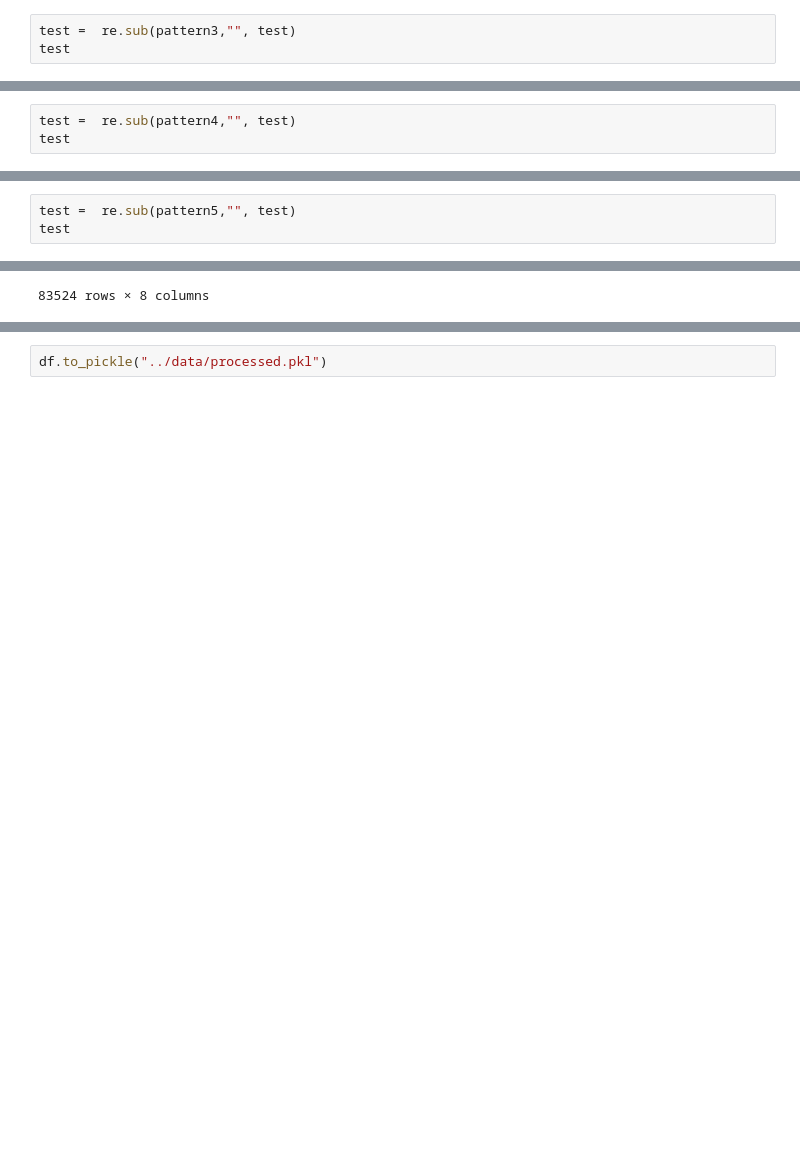
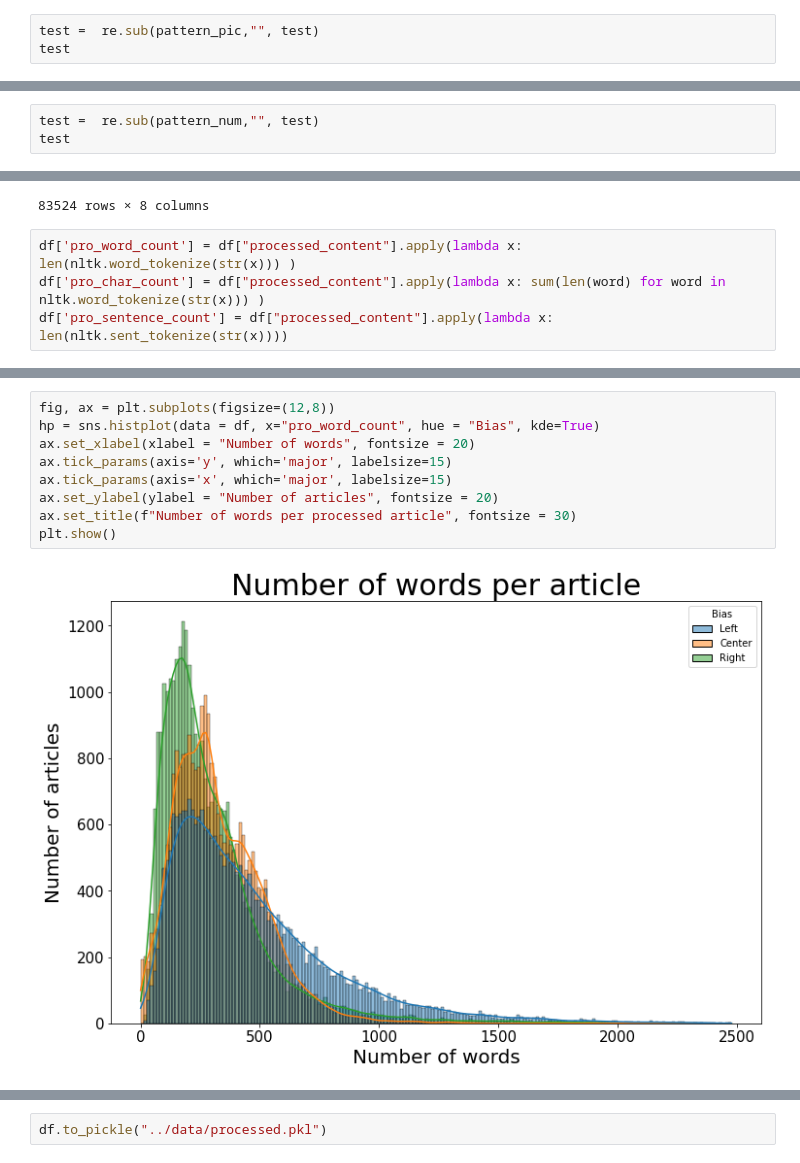
Before and after one commit to DaveMcKinley/MediaBiasAnalysis, a Jupyter notebook: Notebooks/EDA-Preprocessing.ipynb, the cells around one changed output, grey strips where cells are left out. Saved outputs shown, nothing was run; the diff lists cells and outputs as text; blank space fills up the shorter version.

```diff
--- a/Notebooks/EDA-Preprocessing.ipynb
+++ b/Notebooks/EDA-Preprocessing.ipynb
@@ -399,4 +412,4 @@ test
 # %%
-test =  re.sub(pattern3,"", test)
+test =  re.sub(pattern_pic,"", test)
 test
 # %% [output]
@@ -404,4 +417,4 @@ test
 # %%
-test =  re.sub(pattern4,"", test)
+test =  re.sub(pattern_num,"", test)
 test
 # %% [output]
@@ -409,3 +421,0 @@ test
-# %%
-test =  re.sub(pattern5,"", test)
-test
@@ -578,3 +545,7 @@ df
 | 85363 | National Review | Israel would seem to be in a disa... | Right | 905 | 4014 | 45 | 2 | israel would seem disastrous posi... |
 | 85364 | National Review | The year 2016 was a good one for ... | Right | 1039 | 4404 | 40 | 2 | year good one book men named yuva... |
 83524 rows × 8 columns
+# %%
+df['pro_word_count'] = df["processed_content"].apply(lambda x: len(nltk.word_tokenize(str(x))) )
+df['pro_char_count'] = df["processed_content"].apply(lambda x: sum(len(word) for word in nltk.word_tokenize(str(x))) )
+df['pro_sentence_count'] = df["processed_content"].apply(lambda x: len(nltk.sent_tokenize(str(x))))
@@ -580,0 +568,11 @@ df
+# %%
+fig, ax = plt.subplots(figsize=(12,8))
+hp = sns.histplot(data = df, x="pro_word_count", hue = "Bias", kde=True)
+ax.set_xlabel(xlabel = "Number of words", fontsize = 20)
+ax.tick_params(axis='y', which='major', labelsize=15)
+ax.tick_params(axis='x', which='major', labelsize=15)
+ax.set_ylabel(ylabel = "Number of articles", fontsize = 20)
+ax.set_title(f"Number of words per processed article", fontsize = 30)
+plt.show()
+# %% [output]
+[figure, added]
```
Also changed, not shown: parts of 23 cells of this notebook.
